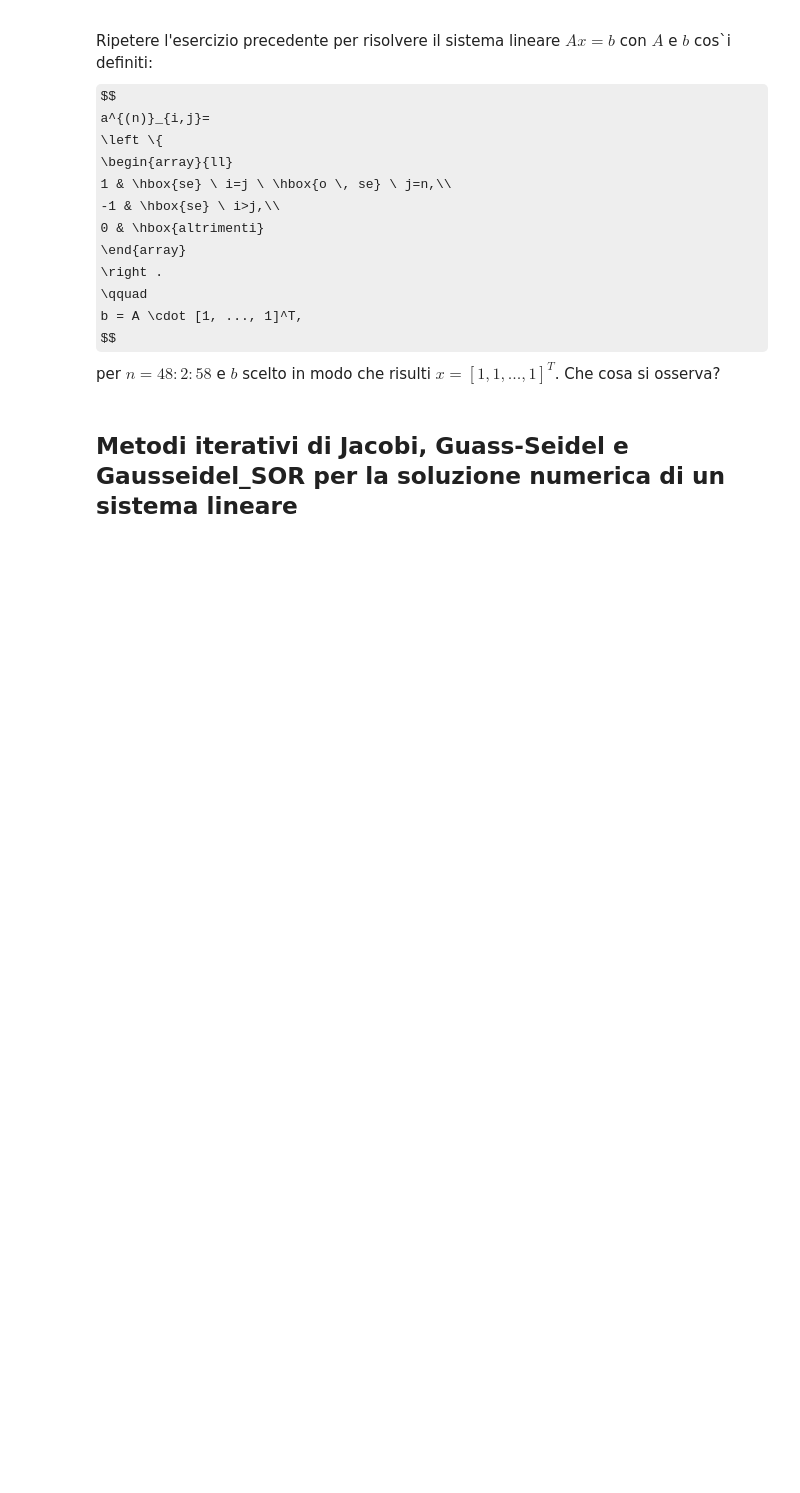
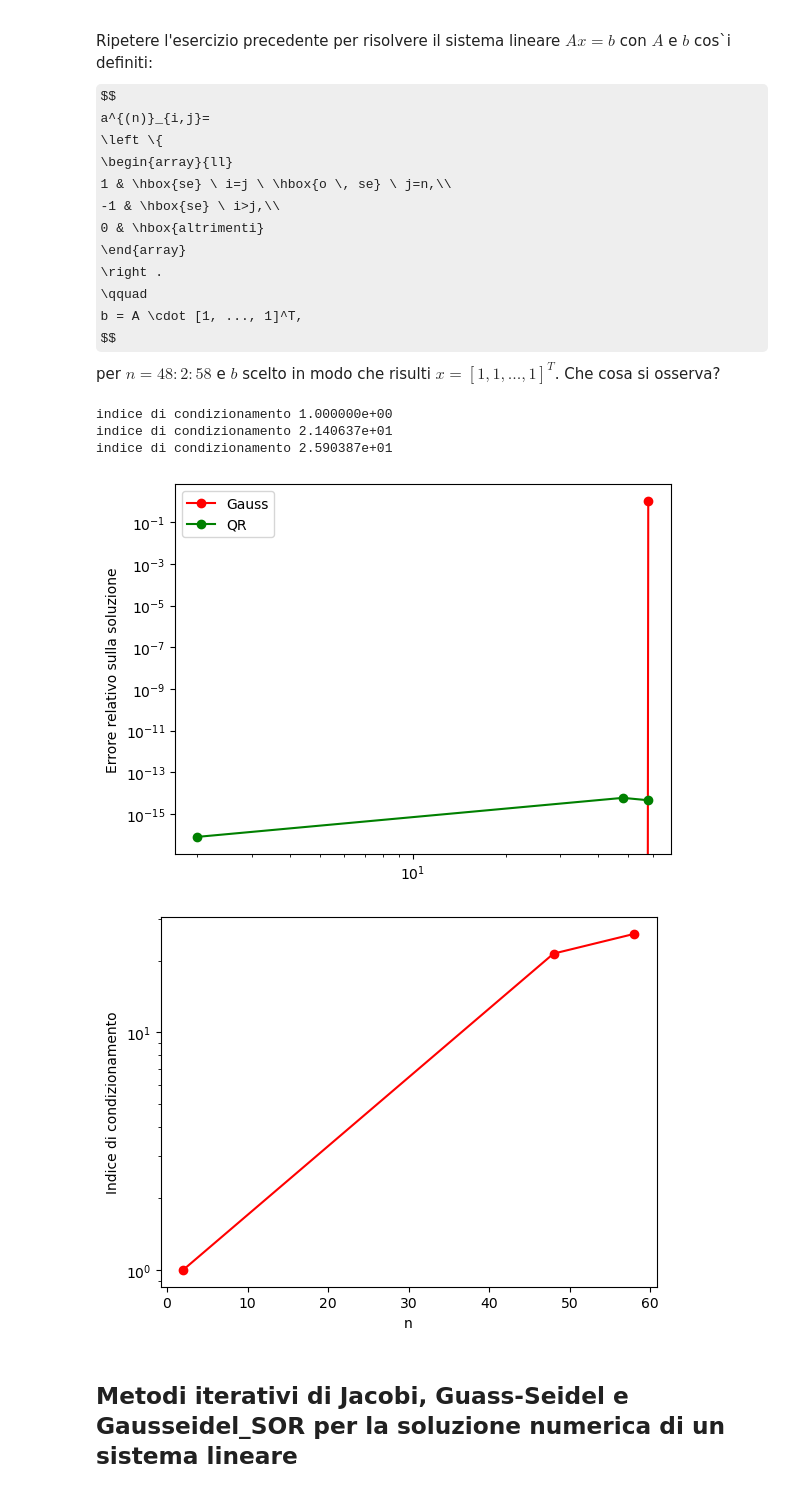
Before and after one commit to FabioFattori/eserciziMetodiNumerici, a Jupyter notebook: esercizi8/Esercitazione23_Aprile_2024.ipynb, the cells around one changed output. Cells and saved outputs as stored; diff of their text form; code cells hidden in the pictures; some formulas as TeX source; blank space fills up the shorter version.

```diff
--- a/esercizi8/Esercitazione23_Aprile_2024.ipynb
+++ b/esercizi8/Esercitazione23_Aprile_2024.ipynb
@@ -372,6 +462,57 @@ b = A \cdot [1, ..., 1]^T,
 $$
 per $n = 48 : 2 : 58$ e $b$ scelto in modo che risulti $x = [1, 1, ..., 1]^T$. Che
 cosa si osserva?
+# %%
+import matplotlib.pyplot as plt
+def createA(n):
+    A = np.zeros((n,n))
+    for i in range(n):
+        for j in range(n):
+            if i == j or j==n-1:
+                A[i,j] = 1
+            elif i > j:
+                A[i,j] = -1
+            else :
+                A[i,j] = 0
+    return A
+
+err_rel_qr=[]
+err_rel_lu=[]
+
+nValues = np.array([2,48,58])
+
+for i in range(len(nValues)):
+    A = createA(nValues[i])
+    print("indice di condizionamento {:e}".format(np.linalg.cond(A)))
+    xEsatta = np.ones((nValues[i],1))
+    b = np.dot(A,xEsatta)
+    PT,L,U = lu(A)
+    P = PT.T
+    x,flag = LUsolve(P,A,L,U,b)
+    err_rel_lu.append(np.linalg.norm(x-xEsatta,2)/np.linalg.norm(xEsatta,2))
+    Q,R = spi.qr(A)
+    y = np.dot(Q.T,b)
+    xQR,flag = st.Usolve(R,y)
+    err_rel_qr.append(np.linalg.norm(xQR-xEsatta,2)/np.linalg.norm(xEsatta,2))
+
+plt.loglog(nValues,err_rel_lu,'ro-',nValues,err_rel_qr,'go-')
+plt.legend(['Gauss','QR'])
+plt.ylabel('Errore relativo sulla soluzione')
+plt.show()
+# osservo che il metodo QR è più stabile del metodo di Gauss con pivotaggio , infatti l'errore relativo sulla soluzione è molto più basso
+# per il metodo QR rispetto al metodo di Gauss con pivotaggio
+# inoltre questo problema è mal condizionato per i valori alti di n scelti , infatti l'indice di condizionamento aumenta molto velocemente
+# all'aumentare di n
+plt.semilogy(nValues,[np.linalg.cond(createA(n)) for n in nValues],'ro-')
+plt.ylabel('Indice di condizionamento')
+plt.xlabel('n')
+plt.show()
+# %% [output]
+indice di condizionamento 1.000000e+00
+indice di condizionamento 2.140637e+01
+indice di condizionamento 2.590387e+01
+[figure, added]
+[figure, added]
 # %% [markdown]
 ## Metodi iterativi di Jacobi, Guass-Seidel e Gausseidel_SOR per la soluzione numerica di un sistema lineare
 # %% [markdown]
```
Also changed, not shown: parts of 11 cells of this notebook, 4 other files.
